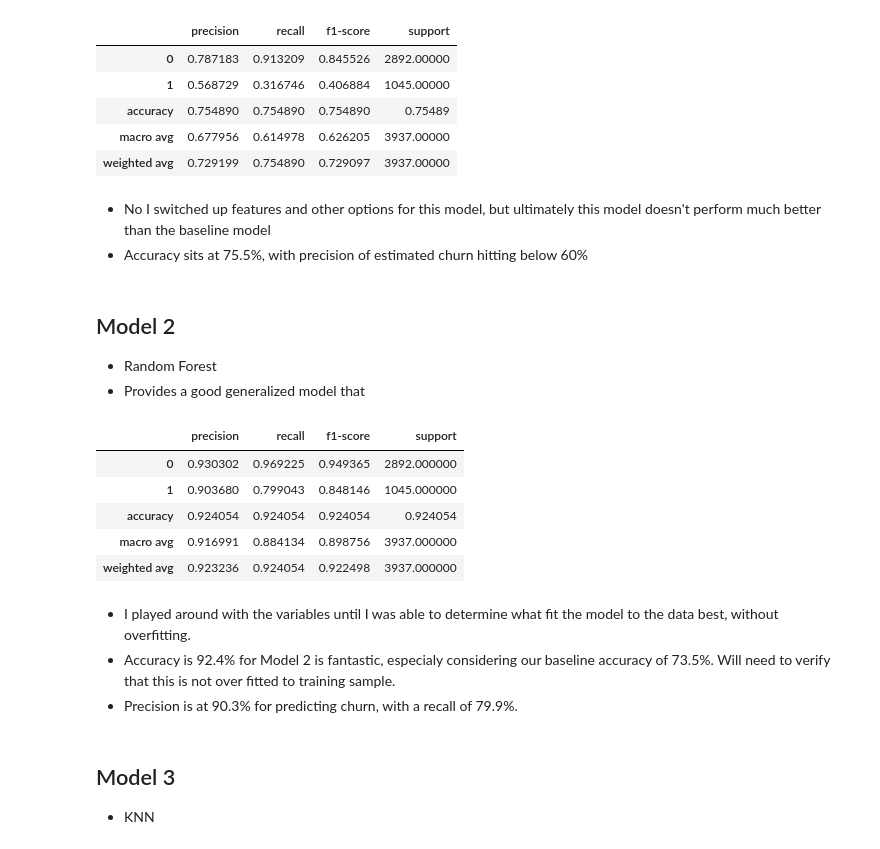
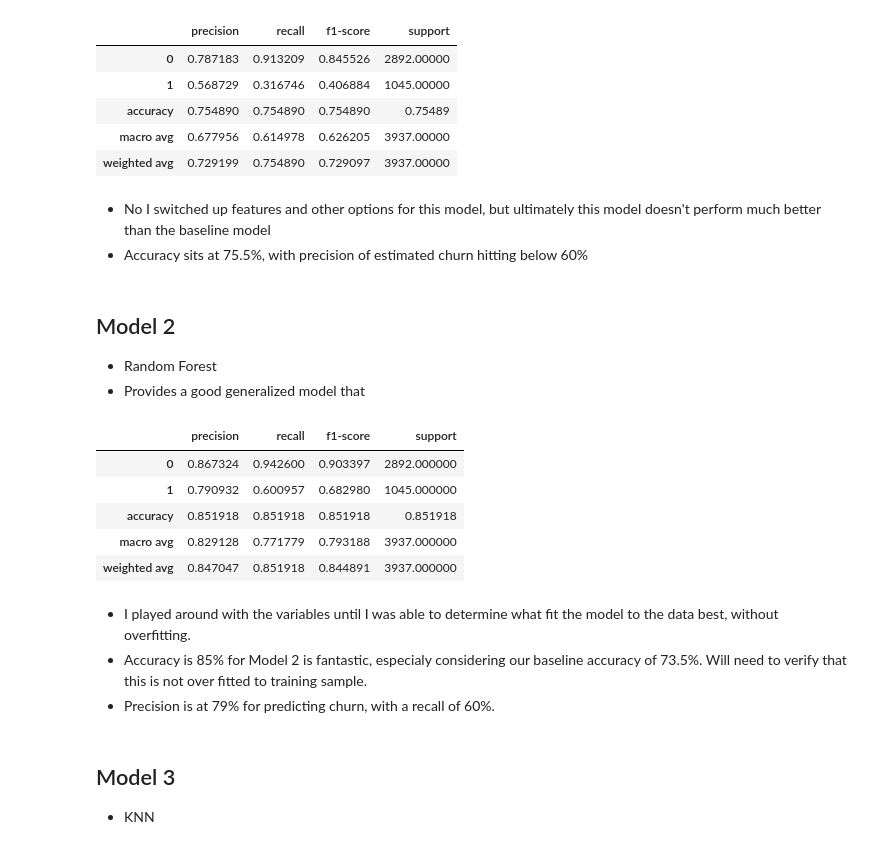
Before and after one commit to BraedenWright/classification-project, a Jupyter notebook: working_telco_report.ipynb, the cells around one changed output. Saved outputs shown, nothing was run; the diff lists cells and outputs as text; code cells hidden in the pictures.

```diff
--- a/working_telco_report.ipynb
+++ b/working_telco_report.ipynb
@@ -653,39 +657,39 @@ pd.DataFrame(performance).transpose()
 | accuracy | 0.754890 | 0.754890 | 0.754890 | 0.75489 |
 | macro avg | 0.677956 | 0.614978 | 0.626205 | 3937.00000 |
 | weighted avg | 0.729199 | 0.754890 | 0.729097 | 3937.00000 |
-# %% [markdown]
-- No I switched up features and other options for this model, but ultimately this model doesn't perform much better than the baseline model
-- Accuracy sits at 75.5%, with precision of estimated churn hitting below 60%
+# %% [markdown]
+- No I switched up features and other options for this model, but ultimately this model doesn't perform much better than the baseline model
+- Accuracy sits at 75.5%, with precision of estimated churn hitting below 60%
 # %% [markdown]
 ## Model 2
 - Random Forest
 - Provides a good generalized model that
 # %%
 # Make the Model
-forest = RandomForestClassifier(max_depth=11, min_samples_leaf=1, random_state=1313)
+forest = RandomForestClassifier(max_depth=10, min_samples_leaf=5, random_state=1313)
 
 # Fit the Model
 forest.fit(x_train, y_train)
 
 # Use the Model
 y_pred = forest.predict(x_train)
 
 
 performance = classification_report(y_train, y_pred, output_dict=True)
 
 # Classification Report
 pd.DataFrame(performance).transpose()
 # %% [output]
 |  | precision | recall | f1-score | support |
-| 0 | 0.930302 | 0.969225 | 0.949365 | 2892.000000 |
-| 1 | 0.903680 | 0.799043 | 0.848146 | 1045.000000 |
-| accuracy | 0.924054 | 0.924054 | 0.924054 | 0.924054 |
-| macro avg | 0.916991 | 0.884134 | 0.898756 | 3937.000000 |
-| weighted avg | 0.923236 | 0.924054 | 0.922498 | 3937.000000 |
+| 0 | 0.867324 | 0.942600 | 0.903397 | 2892.000000 |
+| 1 | 0.790932 | 0.600957 | 0.682980 | 1045.000000 |
+| accuracy | 0.851918 | 0.851918 | 0.851918 | 0.851918 |
+| macro avg | 0.829128 | 0.771779 | 0.793188 | 3937.000000 |
+| weighted avg | 0.847047 | 0.851918 | 0.844891 | 3937.000000 |
 # %% [markdown]
 - I played around with the variables until I was able to determine what fit the model to the data best, without overfitting.
-- Accuracy is 92.4% for Model 2 is fantastic, especialy considering our baseline accuracy of 73.5%.  Will need to verify that this is not over fitted to training sample.
-- Precision is at 90.3% for predicting churn, with a recall of 79.9%.
+- Accuracy is 85% for Model 2 is fantastic, especialy considering our baseline accuracy of 73.5%.  Will need to verify that this is not over fitted to training sample.
+- Precision is at 79% for predicting churn, with a recall of 60%.
 # %% [markdown]
  ## Model 3
  - KNN
```
Also changed, not shown: parts of 31 cells of this notebook.
